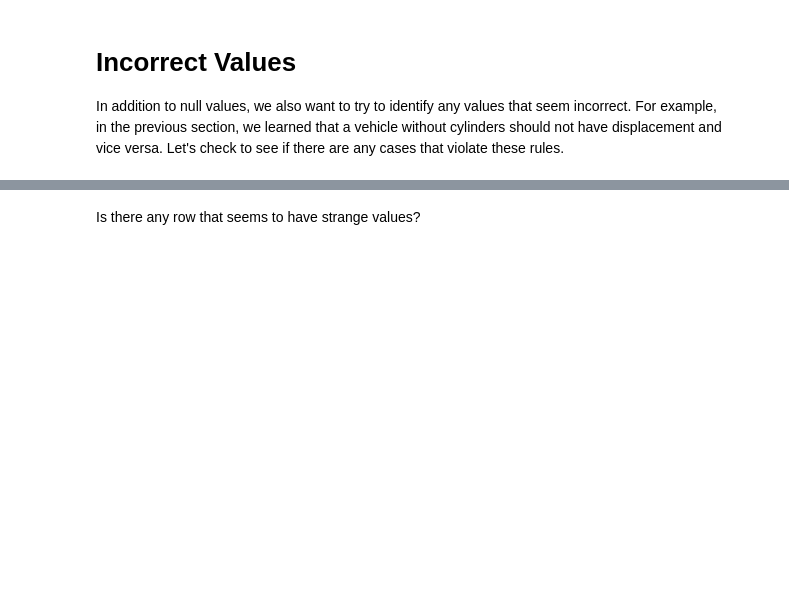
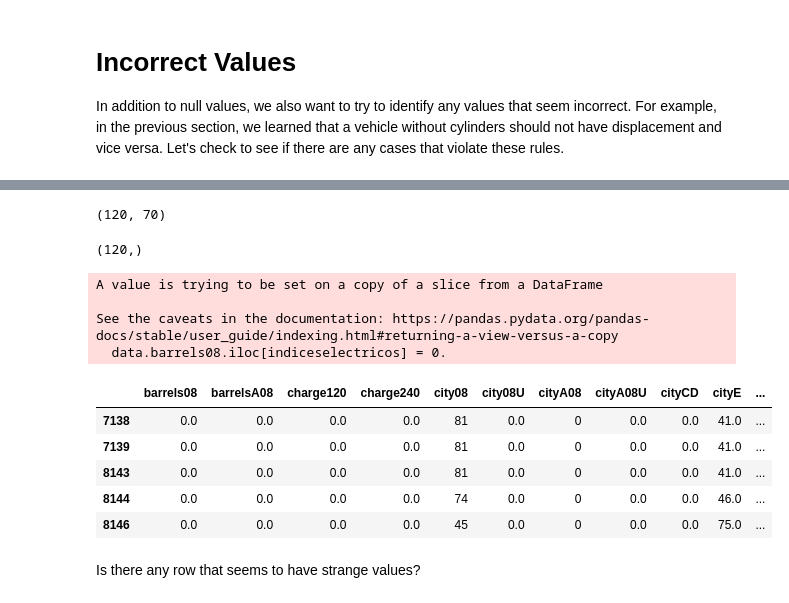
Before and after one commit to Ironhack-Data-Madrid-Octubre-2023/2.4-lab_data_cleaning, a Jupyter notebook: your-code/main.ipynb, the cells around one changed output, grey strips where cells are left out. Drawn from its saved outputs; the diff is of its cells as text; code cells hidden in the pictures; blank space fills up the shorter version.

```diff
--- a/your-code/main.ipynb
+++ b/your-code/main.ipynb
@@ -346,0 +408,3 @@ Now that we have filled in those null values, there are only two columns in the
+# %%
+# No salen pocos precisamente -> No conseguimos rellenarlos con algún tipo de transmisión así que vamos a imponer que es desconocida-unknown
+data.drive = data.drive.fillna('unknown')
@@ -346,0 +417,4 @@ Now that we have filled in those null values, there are only two columns in the
+# %%
+# Ya solo quedan como nan los que so de transmisión nan - exploro por si pudiera cambiar. Si fuera una cuestión de proyecto para el día siguiente los eliminaba :)
+# Como son pocos voy a psarlos tb a unknown
+data.trany = data.trany.fillna('unknown')
@@ -353,2 +440,31 @@ In addition to null values, we also want to try to identify any values that seem
+# %%
+data[(data.fuelType == 'Electricity') & (data.barrels08 > 0)].shape
+# %% [output]
+(120, 70)
+# %%
+# Parece que todos los coches electricos tienen asignado un valor de 'barrels08' que nos indica el Consumo de barriles de gasolina en ciudad
+# Esto no cuadra ya que al ser eléctrico no debería tener valor. Los voy a pasar a 0
+
+# Saco los indices de estos vehículos:
+indiceselectricos = data[data.fuelType == 'Electricity'].index
+indiceselectricos.shape
+# %% [output]
+(120,)
+# %%
+data.barrels08.iloc[indiceselectricos] = 0.
+# %% [output]
+A value is trying to be set on a copy of a slice from a DataFrame
+
+See the caveats in the documentation: https://pandas.pydata.org/pandas-docs/stable/user_guide/indexing.html#returning-a-view-versus-a-copy
+  data.barrels08.iloc[indiceselectricos] = 0.
+# %%
+data[data.fuelType == 'Electricity'].head()
+# %% [output]
+|  | barrels08 | barrelsA08 | charge120 | charge240 | city08 | city08U | cityA08 | cityA08U | cityCD | cityE | ... |
+| 7138 | 0.0 | 0.0 | 0.0 | 0.0 | 81 | 0.0 | 0 | 0.0 | 0.0 | 41.0 | ... |
+| 7139 | 0.0 | 0.0 | 0.0 | 0.0 | 81 | 0.0 | 0 | 0.0 | 0.0 | 41.0 | ... |
+| 8143 | 0.0 | 0.0 | 0.0 | 0.0 | 81 | 0.0 | 0 | 0.0 | 0.0 | 41.0 | ... |
+| 8144 | 0.0 | 0.0 | 0.0 | 0.0 | 74 | 0.0 | 0 | 0.0 | 0.0 | 46.0 | ... |
+| 8146 | 0.0 | 0.0 | 0.0 | 0.0 | 45 | 0.0 | 0 | 0.0 | 0.0 | 75.0 | ... |
 # %% [markdown]
 Is there any row that seems to have strange values?
```
Also changed, not shown: parts of 10 cells of this notebook.
